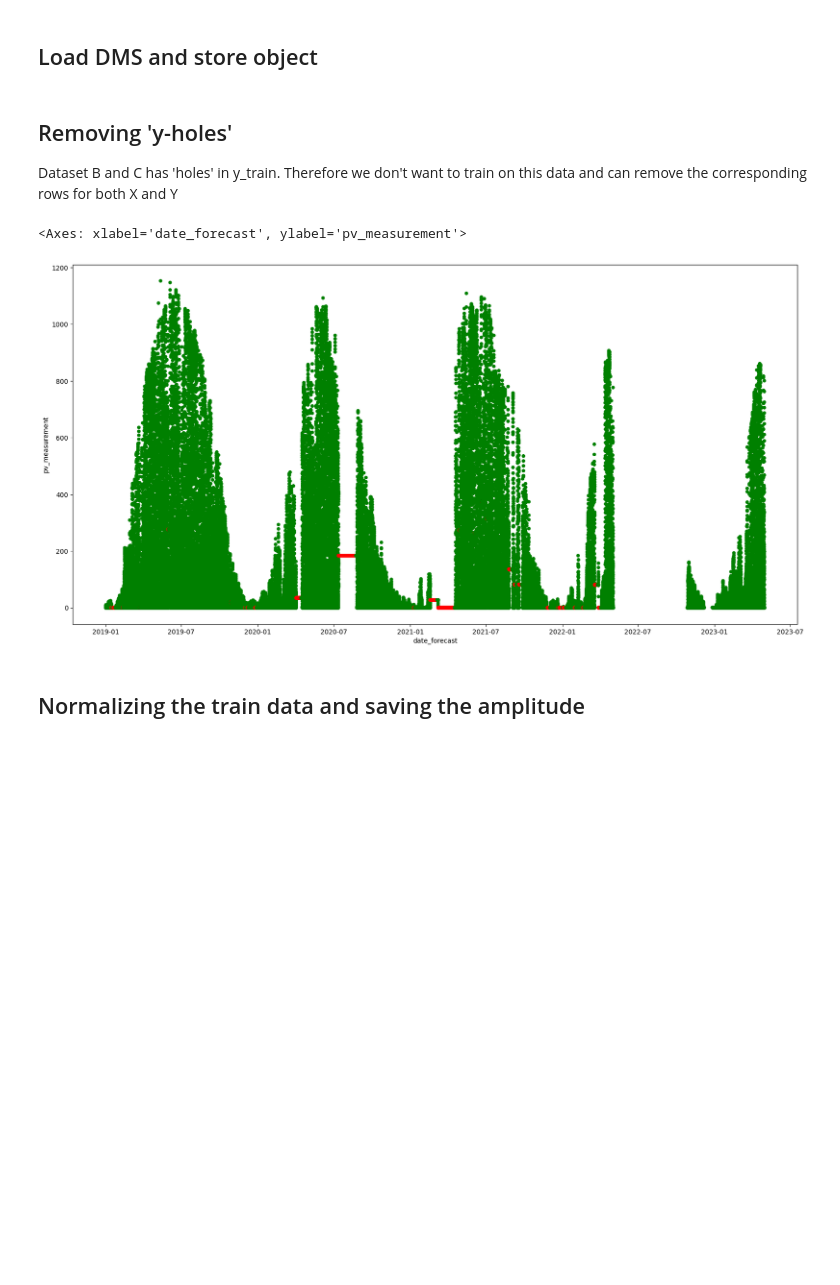
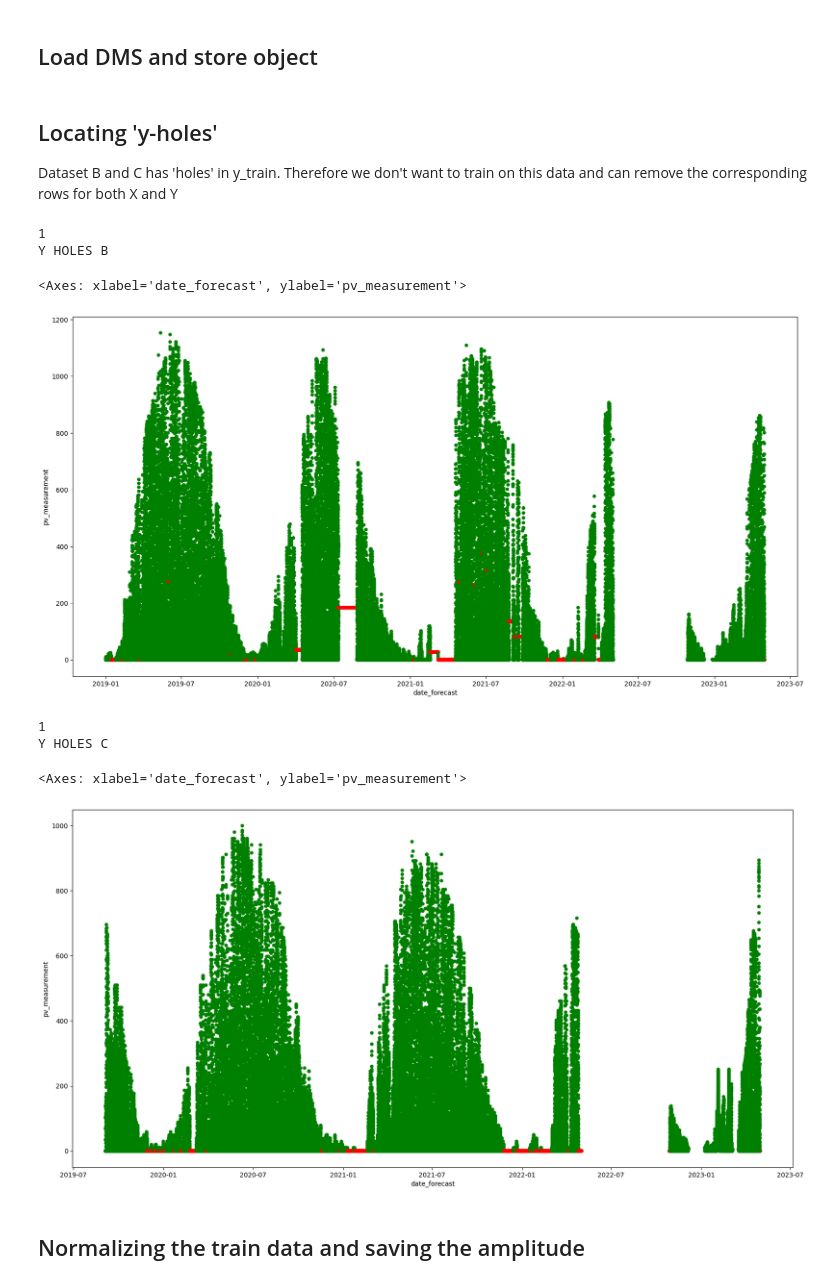
Before and after one commit to nasols/TDT4174-Machine-Learning, a Jupyter notebook: log_preds/log_FE.ipynb, the cells around one changed output. Drawn from its saved outputs; the diff is of its cells as text; code cells hidden in the pictures; blank space fills up the shorter version.

Commit message:
y holes done

```diff
--- a/log_preds/log_FE.ipynb
+++ b/log_preds/log_FE.ipynb
@@ -15,24 +15,39 @@ dml = data_manager.Data_Manager()
 
 dml.dms2dm(dms)
 # %% [markdown]
-## Removing 'y-holes'
+## Locating 'y-holes'
 Dataset B and C has 'holes' in y_train. Therefore we don't want to train on this data and can remove the corresponding rows for both X and Y
+# %%
+y_hole_length = 200
 # %%
-from helpers import find_duration_indexes
-y_train_b_const_idx = find_duration_indexes(dml.train_b, 'pv_measurement', 200)
-
-ybconsts = dml.train_b.iloc[y_train_b_const_idx]
-
-#ybconsts.groupby('pv_measurement').count()
+from helpers import find_const_interval
+y_train_b_const_idx = find_const_interval(dml.train_b, 'pv_measurement', y_hole_length)
 
 tb = dml.train_b
 
 tb['color'] = tb.index.map(lambda x: 'red' if x in y_train_b_const_idx else 'green')
 
+print("Y HOLES B")
 tb.plot(x='date_forecast', y='pv_measurement', kind='scatter', c=tb['color'], figsize=(20, 10))
 # %% [output]
-<Axes: xlabel='date_forecast', ylabel='pv_measurement'>
+1
+Y HOLES B
+<Axes: xlabel='date_forecast', ylabel='pv_measurement'>
 [figure]
+# %%
+y_train_c_const_idx = find_const_interval(dml.train_c, 'pv_measurement', y_hole_length)
+
+tc = dml.train_c
+
+tc['color'] = tc.index.map(lambda x: 'red' if x in y_train_c_const_idx else 'green')
+
+print('Y HOLES C')
+tc.plot(x='date_forecast', y='pv_measurement', kind='scatter', c=tc['color'], figsize=(20, 10))
+# %% [output]
+1
+Y HOLES C
+<Axes: xlabel='date_forecast', ylabel='pv_measurement'>
+[figure, added]
 # %% [markdown]
 ## Normalizing the train data and saving the amplitude
 # %%
```
Also changed, not shown: 2 other files.
